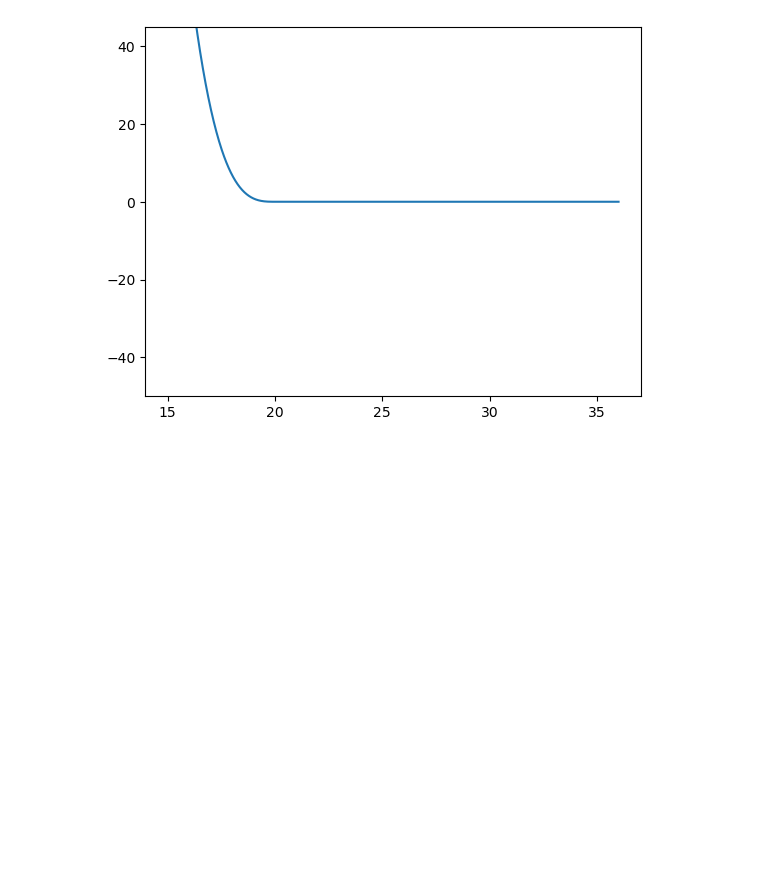
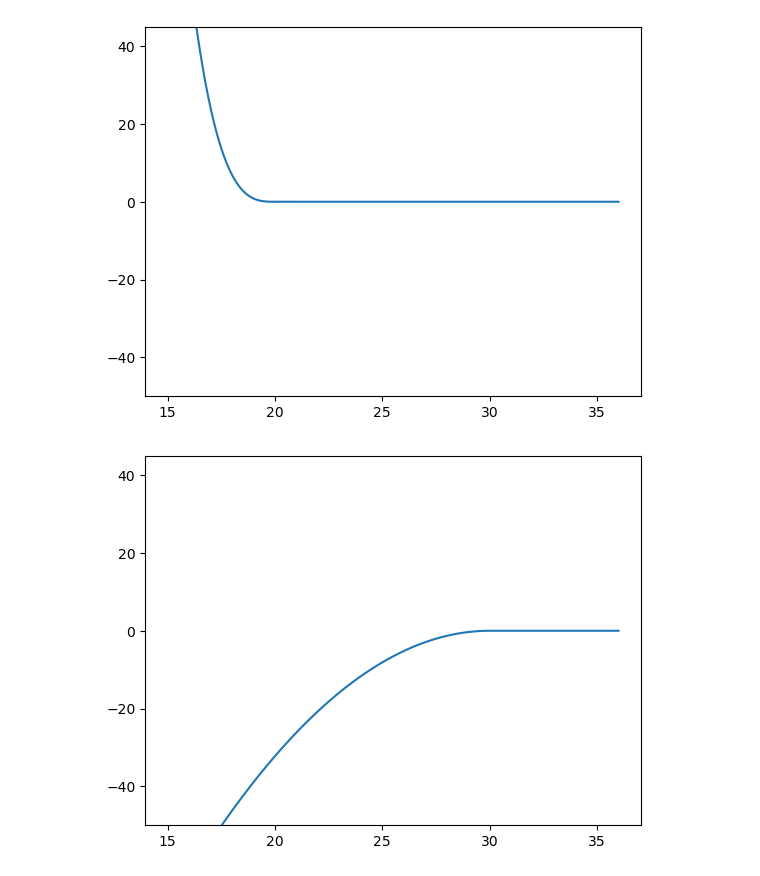
Before and after one commit to hocky-research-group/PACSim, a Jupyter notebook: jupyter_scripts/Asakura-Oosawa_depletion_potential.ipynb, the cells around one changed output. Saved outputs shown, nothing was run; the diff lists cells and outputs as text; code cells hidden in the pictures; blank space fills up the shorter version.

```diff
--- a/jupyter_scripts/Asakura-Oosawa_depletion_potential.ipynb
+++ b/jupyter_scripts/Asakura-Oosawa_depletion_potential.ipynb
@@ -47,36 +45,34 @@ plt.show()
 # %% [output]
 [figure]
 # %%
-def expected_AO_potential(h, radius1, radius2, brush_length, phi, rdep):
+def expected_AO_potential_1(h, radius1, radius2, brush_length, phi, rdep):
     """
     Return the Asakura-Oosawa potential (generalized to asymmetric sphere) for a colloidal solution in a
     background of non-adsorbing polymers.
 
+    h: surface-to-surface particle separation distance
     radius1: radius of first type of colloidal particle
     radius2: radius of second type of colloidal particle
     brush_length: length of polymer brush
-    phi: volume fraction of polymer depletants
+    phi: volume fraction of polymer depletants (must be between 0 and 1)
     rdep: radius of polymer depletants
-    rcc: center-to-center separation distance
-    h: surface-to-surface particle separation distance
     """
 
     sigmaD1 = brush_length + radius1
     sigmaD2 = brush_length + radius2
-    rcc = h + radius1 + radius2
-    #h = rcc - radius1 - radius2 #surface to surface distance
-    q1 = sigmaD1/rdep
-    q2 = sigmaD2/rdep
+    rcc = h + radius1 + radius2 #center-to-center separation distance
+    q1 = sigmaD1/rdep #ratio of particle sizes: colloid1 to polymer
+    q2 = sigmaD2/rdep ##ratio of particle sizes: colloid2 to polymer
     n = rcc/rdep
-    #sigma_avg = 2/(1/radius1+1/radius2)
-    sigma_avg = (radius1 + radius2)/2
 
-    if rcc <= (sigmaD1 + sigmaD2 + 2*rdep):
 
-        AO_potential = -phi/16*(q1+q2+2-n)**2*(n+2*(q1+q2+2)-3/n*(q1**2+q2**2-2*q1*q2))
-
-    else:
-
-        AO_potential = 0
-
-    return AO_potential
+    return ( -phi/16 * np.where(rcc <= (sigmaD1 + sigmaD2 + 2*rdep),
+                                    (q1+q2+2-n)**2*(n+2*(q1+q2+2)-3/n*(q1**2+q2**2-2*q1*q2)),
+                                    0.0))
+# %%
+ao_vals = expected_AO_potential_1(h_vals, radius1, radius2, brush_length, phi, rdep)
+plt.plot(h_vals, ao_vals)
+plt.ylim(-50, 45)
+plt.show()
+# %% [output]
+[figure, added]
```
Also changed, not shown: parts of 11 cells of this notebook.
